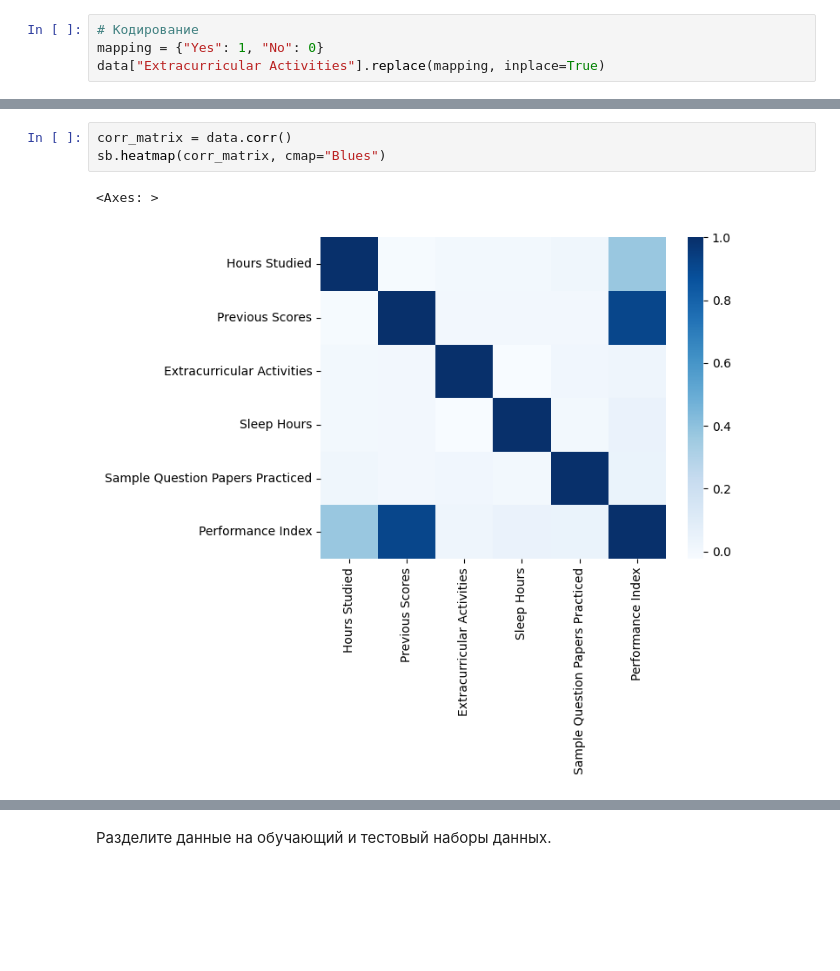
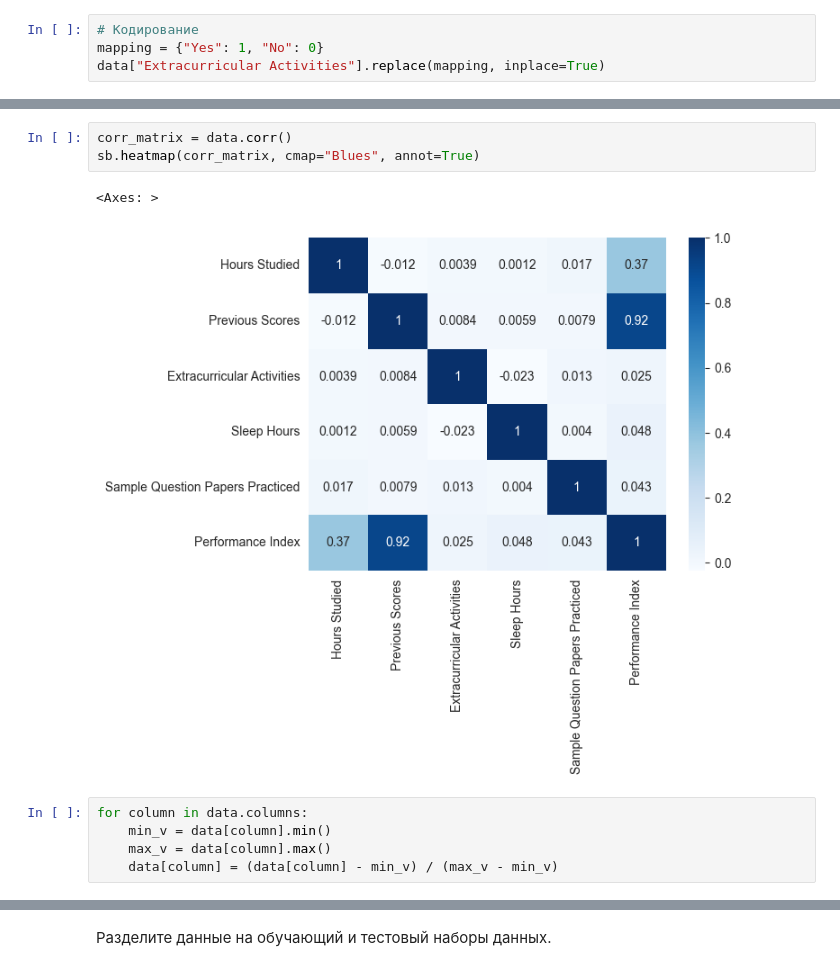
Before and after one commit to filberol/labs_sii, a Jupyter notebook: lab4/lab4_linear_regression.ipynb, the cells around one changed output, grey strips where cells are left out. Saved outputs shown, nothing was run; the diff lists cells and outputs as text; blank space fills up the shorter version.

```diff
--- a/lab4/lab4_linear_regression.ipynb
+++ b/lab4/lab4_linear_regression.ipynb
@@ -51,8 +67,13 @@ array([[<Axes: title={'center': 'Hours Studied'}>,
 # %%
 corr_matrix = data.corr()
-sb.heatmap(corr_matrix, cmap="Blues")
+sb.heatmap(corr_matrix, cmap="Blues", annot=True)
 # %% [output]
 <Axes: >
-[figure, old version]
+[figure, new version]
+# %%
+for column in data.columns:
+    min_v = data[column].min()
+    max_v = data[column].max()
+    data[column] = (data[column] - min_v) / (max_v - min_v)
 # %%
 study_means = data.groupby("Hours Studied").mean()
```
Also changed, not shown: parts of 8 cells of this notebook.
